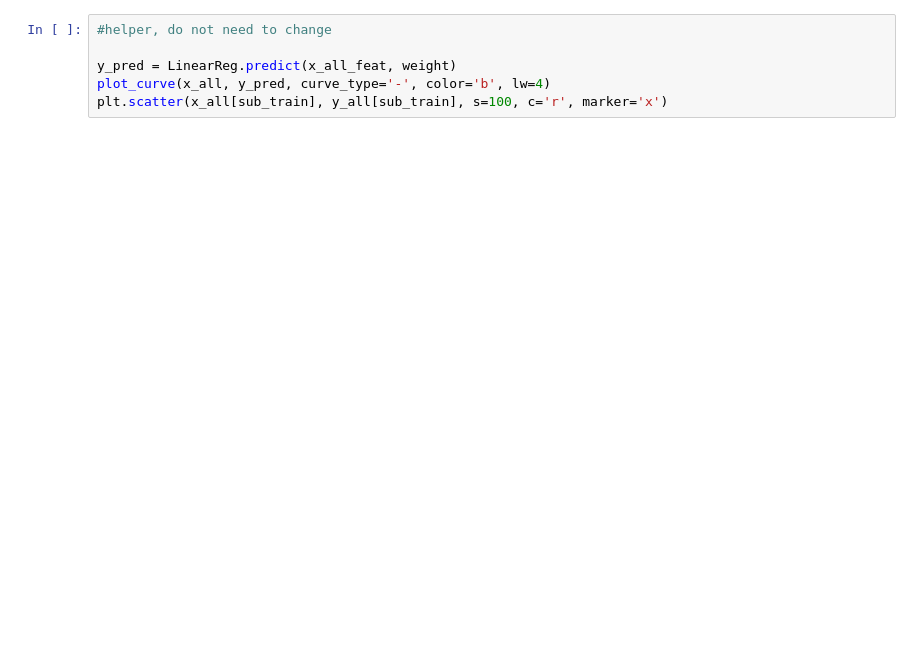
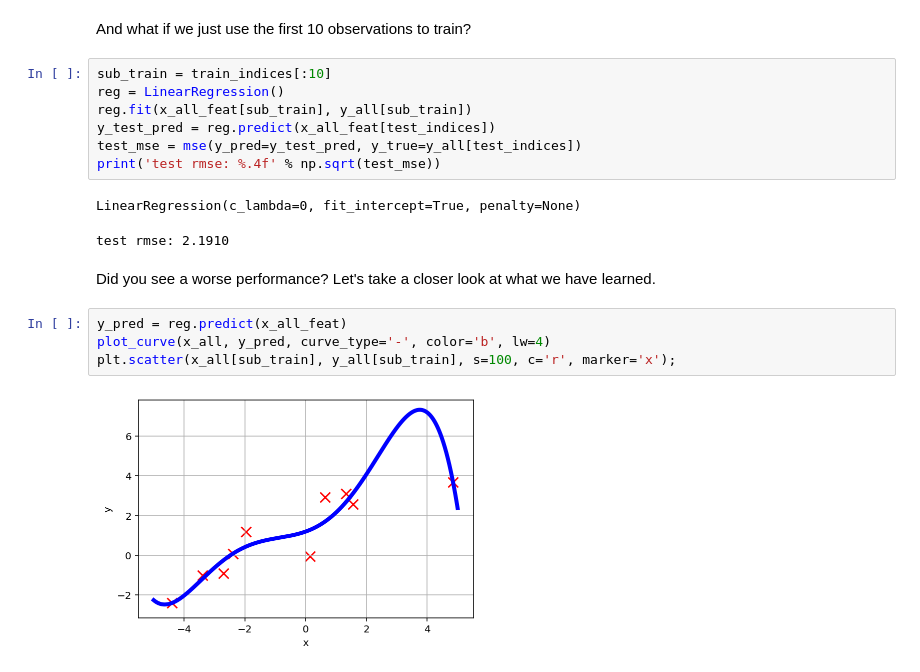
Before and after one commit to nickyfoto/learn, a Jupyter notebook: linear_regression_example.ipynb, the cells around one changed output. Cells and saved outputs as stored; diff of their text form; blank space fills up the shorter version.

```diff
--- a/linear_regression_example.ipynb
+++ b/linear_regression_example.ipynb
@@ -228,6 +116,20 @@ np.sqrt(mse(y_true=y_all[test_indices],
+# %% [markdown]
+And what if we just use the first 10 observations to train?
+# %%
+sub_train = train_indices[:10]
+reg = LinearRegression()
+reg.fit(x_all_feat[sub_train], y_all[sub_train])
+y_test_pred = reg.predict(x_all_feat[test_indices])
+test_mse = mse(y_pred=y_test_pred, y_true=y_all[test_indices])
+print('test rmse: %.4f' % np.sqrt(test_mse))
+# %% [output]
+LinearRegression(c_lambda=0, fit_intercept=True, penalty=None)
+test rmse: 2.1910
+# %% [markdown]
+Did you see a worse performance? Let's take a closer look at what we have learned.
 # %%
-#helper, do not need to change
-
-y_pred = LinearReg.predict(x_all_feat, weight)
+y_pred = reg.predict(x_all_feat)
 plot_curve(x_all, y_pred, curve_type='-', color='b', lw=4)
-plt.scatter(x_all[sub_train], y_all[sub_train], s=100, c='r', marker='x')
+plt.scatter(x_all[sub_train], y_all[sub_train], s=100, c='r', marker='x');
+# %% [output]
+[figure, added]
```
Also changed, not shown: parts of 34 cells of this notebook, 3 other files.
